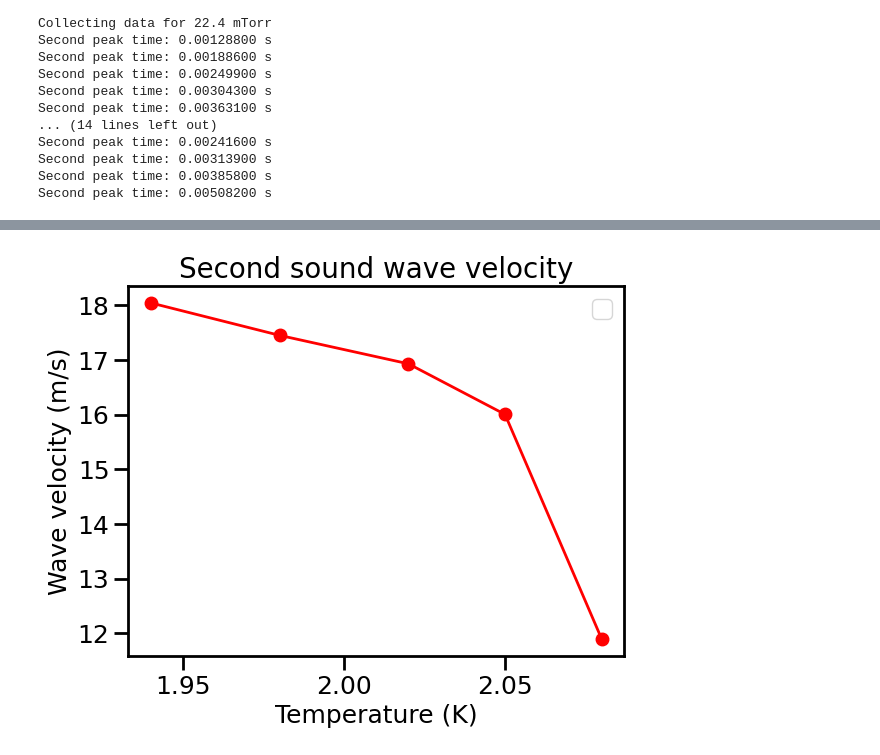
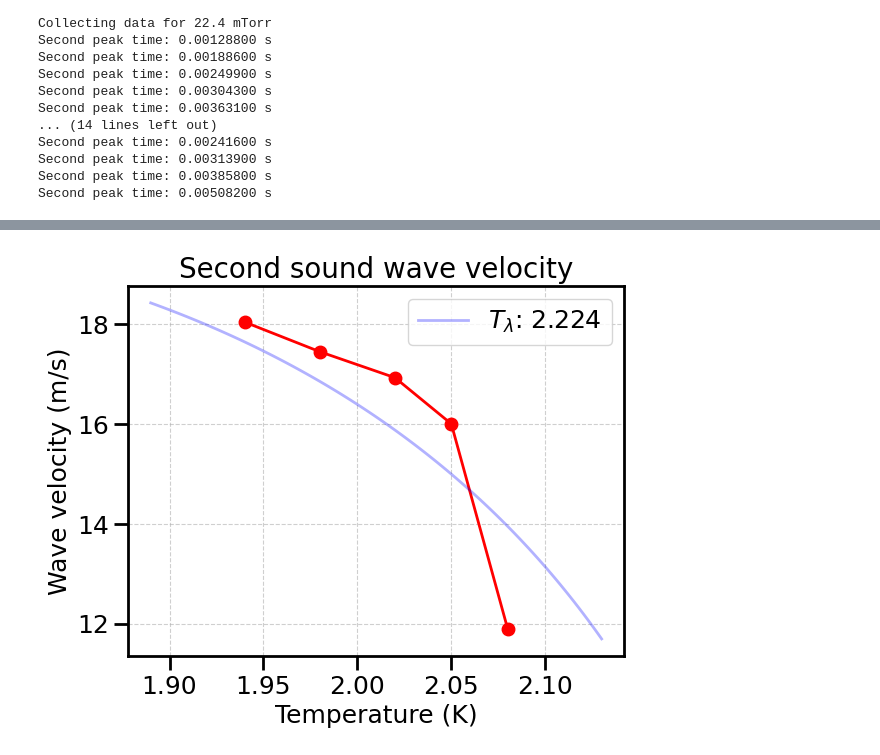
Before and after one commit to jorgegponce/superfluidhelium, a Jupyter notebook: Code/secondsound.ipynb, the cells around one changed output, grey strips where cells are left out. Saved outputs shown, nothing was run; the diff lists cells and outputs as text; code cells hidden in the pictures.

```diff
--- a/Code/secondsound.ipynb
+++ b/Code/secondsound.ipynb
@@ -298,7 +332,7 @@ Second peak time: 0.00313900 s
 Second peak time: 0.00385800 s
 Second peak time: 0.00508200 s
 # %%
-plt.figure(figsize=(10, 6))  # Optional: set figure size
+plt.figure(figsize=(8, 8))  # Optional: set figure size
 
 speeds = []
 
@@ -311,10 +345,20 @@ for i, pressure in enumerate(pressures):
 
     speeds.append(slope)
 
-    plt.plot(time, distance, label=f'{slope:.3f} m/s {get_approximate_temperature(pressure):.3f} K')  # Add pressure label to legend
+    plt.scatter(distance, time, label=f'{slope:.3f} m/s {get_approximate_temperature(pressure):.3f} K')  # Add pressure label to legend
 
-plt.xlabel("Time (ms)")
-plt.ylabel("Distance (m)")
+    # Choose position for the text (midpoint of the line)
+    mid_idx = len(time) // 2
+    mid_x = distance[mid_idx]
+    mid_y = time[mid_idx]
+
+    # Annotate near the middle of each line
+    plt.text(mid_x, mid_y, f'{slope:.3f} m/s\n{get_approximate_temperature(pressure):.3f} K',
+             fontsize=8, ha='center', va='bottom', bbox=dict(facecolor='white', alpha=0.6, edgecolor='none'))
+
+
+plt.ylabel("Time (ms)")
+plt.xlabel("Distance (m)")
 plt.legend(title="")
 plt.grid(True, linestyle='--', alpha=0.6)
 plt.title("Distance vs Time for Different Pressures")
@@ -327,15 +371,36 @@ speeds = np.array(speeds)
+# %%
+def second_sound(x, tl):
+
+    return (
+        26 * np.sqrt(
+            (x/tl) * (1 - (x/tl)**5.5)
+        )
+    )
 # %%
-plt.plot([get_approximate_temperature(p) for p in pressures], speeds, '-o', color='red')
+temperatures = [get_approximate_temperature(p) for p in pressures]
+
+plt.plot(temperatures, speeds, '-o', color='red')
+
+
+popt, pcov = curve_fit(second_sound, temperatures, speeds, p0=[2.17])
+
+Tl_fit = popt[0]
+
+
+x = np.linspace(temperatures[0]-0.05, temperatures[-1]+0.05, 100)
+
+plt.plot(x, [second_sound(T, Tl_fit) for T in x], '-', color='blue', alpha=0.3, label=rf"$T_\lambda$: {Tl_fit:.3f}")
+
 
 
 plt.xlabel("Temperature (K)")
 plt.ylabel("Wave velocity (m/s)")
 plt.legend(title="")
-# plt.grid(True, linestyle='--', alpha=0.6)
+plt.grid(True, linestyle='--', alpha=0.6)
 plt.title("Second sound wave velocity")
 plt.show()
 
 
 speeds = np.array(speeds)
 # %% [output]
-[figure, old version]
+[figure, new version]
```
Also changed, not shown: parts of 5 cells of this notebook, 45 other files.
